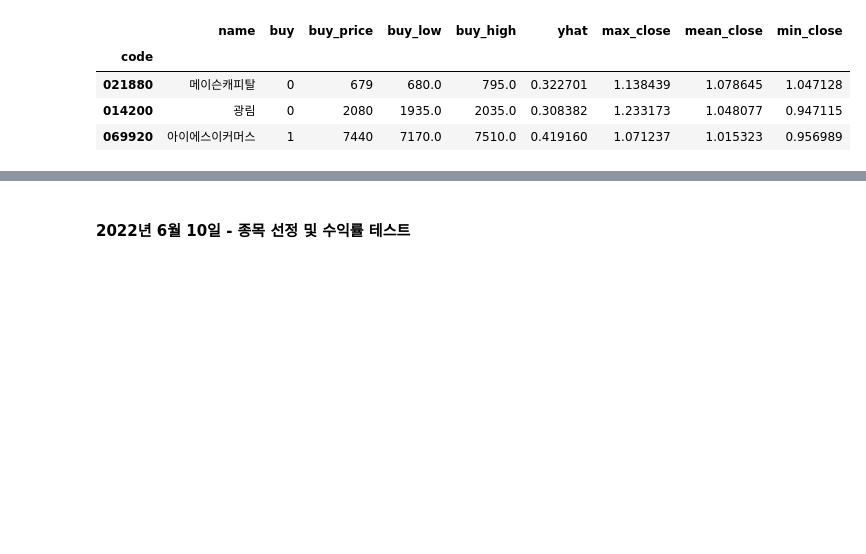
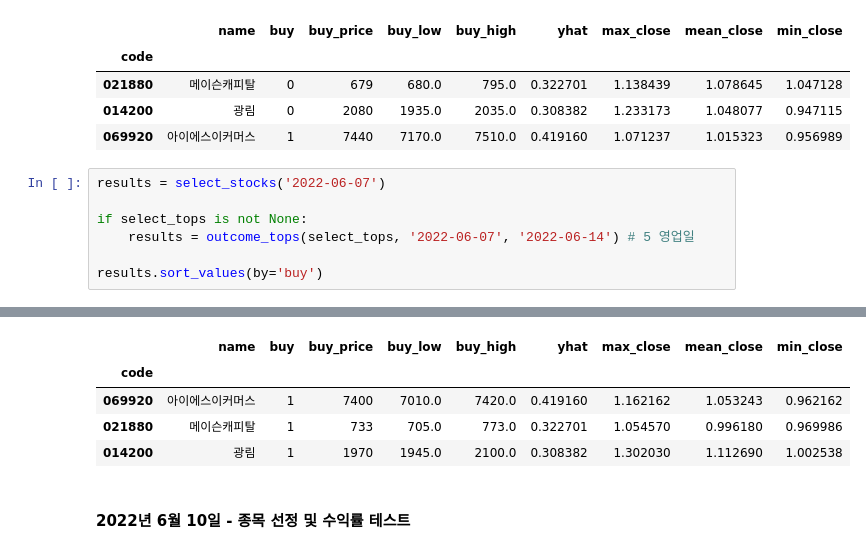
Before and after one commit to occam-KHS/Hanbit-Media, a Jupyter notebook: 4.6.2 Stock Selection Function.ipynb, the cells around one changed output, grey strips where cells are left out. Saved outputs shown, nothing was run; the diff lists cells and outputs as text; blank space fills up the shorter version.

```diff
--- a/4.6.2 Stock Selection Function.ipynb
+++ b/4.6.2 Stock Selection Function.ipynb
@@ -279,3 +279,11 @@ results.sort_values(by='buy')
 | 021880 | 메이슨캐피탈 | 0 | 679 | 680.0 | 795.0 | 0.322701 | 1.138439 | 1.078645 | 1.047128 |
 | 014200 | 광림 | 0 | 2080 | 1935.0 | 2035.0 | 0.308382 | 1.233173 | 1.048077 | 0.947115 |
 | 069920 | 아이에스이커머스 | 1 | 7440 | 7170.0 | 7510.0 | 0.419160 | 1.071237 | 1.015323 | 0.956989 |
+# %%
+results = select_stocks('2022-06-07')
+
+if select_tops is not None:
+    results = outcome_tops(select_tops, '2022-06-07', '2022-06-14') # 5 영업일
+
+results.sort_values(by='buy')
+# %% [output]
@@ -282,3 +292,8 @@ results.sort_values(by='buy')
+|  | name | buy | buy_price | buy_low | buy_high | yhat | max_close | mean_close | min_close |
+| code |  |  |  |  |  |  |  |  |  |
+| 069920 | 아이에스이커머스 | 1 | 7400 | 7010.0 | 7420.0 | 0.419160 | 1.162162 | 1.053243 | 0.962162 |
+| 021880 | 메이슨캐피탈 | 1 | 733 | 705.0 | 773.0 | 0.322701 | 1.054570 | 0.996180 | 0.969986 |
+| 014200 | 광림 | 1 | 1970 | 1945.0 | 2100.0 | 0.308382 | 1.302030 | 1.112690 | 1.002538 |
 # %% [markdown]
 <br> **2022년 6월 10일 - 종목 선정 및 수익률 테스트**
 # %%
```
Also changed, not shown: parts of 1 cell of this notebook.
